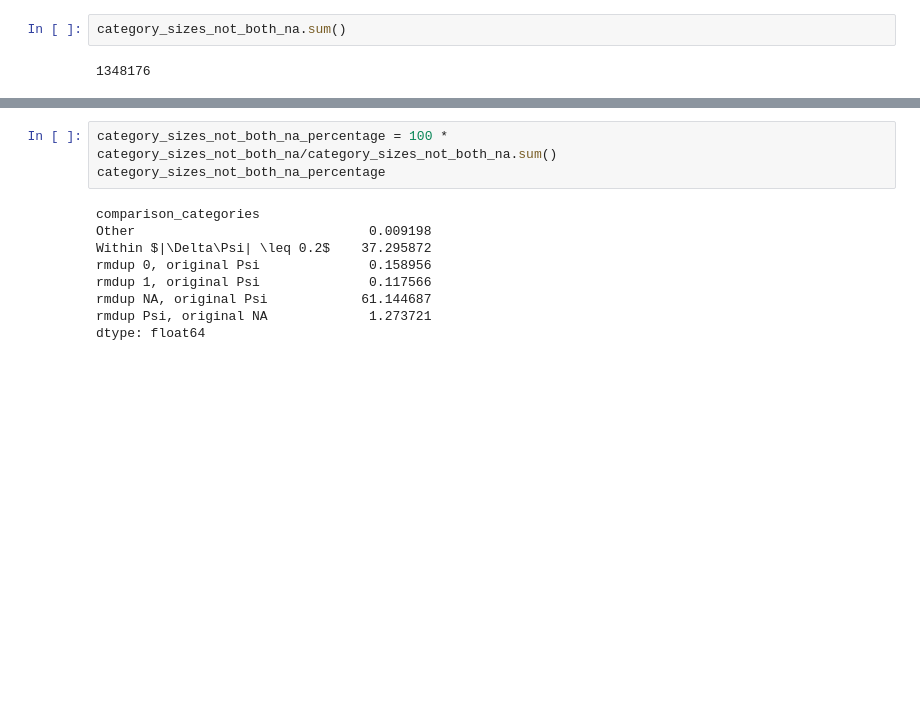
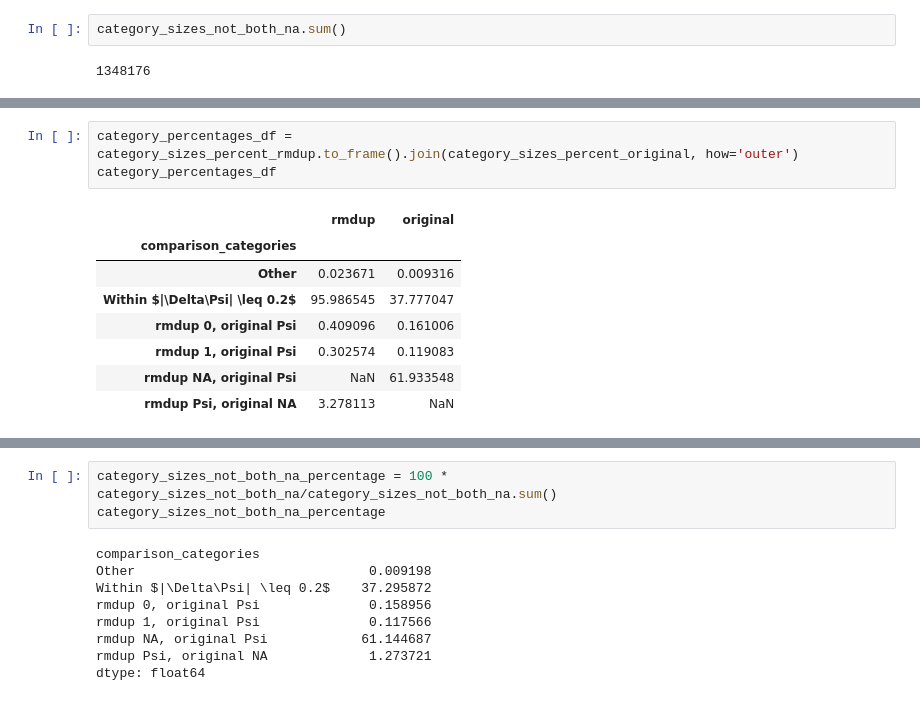
Before and after one commit to YeoLab/singlecell_pnm, a Jupyter notebook: 01_Figure_1/021_outrigger_vs_rmdup_percentages.ipynb, the cells around one changed output, grey strips where cells are left out. Cells and saved outputs as stored; diff of their text form; blank space fills up the shorter version.

```diff
--- a/01_Figure_1/021_outrigger_vs_rmdup_percentages.ipynb
+++ b/01_Figure_1/021_outrigger_vs_rmdup_percentages.ipynb
@@ -158,0 +163,12 @@ dtype: float64
+# %%
+category_percentages_df = category_sizes_percent_rmdup.to_frame().join(category_sizes_percent_original, how='outer')
+category_percentages_df
+# %% [output]
+|  | rmdup | original |
+| comparison_categories |  |  |
+| Other | 0.023671 | 0.009316 |
+| Within $|\Delta\Psi| \leq 0.2$ | 95.986545 | 37.777047 |
+| rmdup 0, original Psi | 0.409096 | 0.161006 |
+| rmdup 1, original Psi | 0.302574 | 0.119083 |
+| rmdup NA, original Psi | NaN | 61.933548 |
+| rmdup Psi, original NA | 3.278113 | NaN |
```
Also changed, not shown: parts of 6 cells of this notebook, 5 other files.
